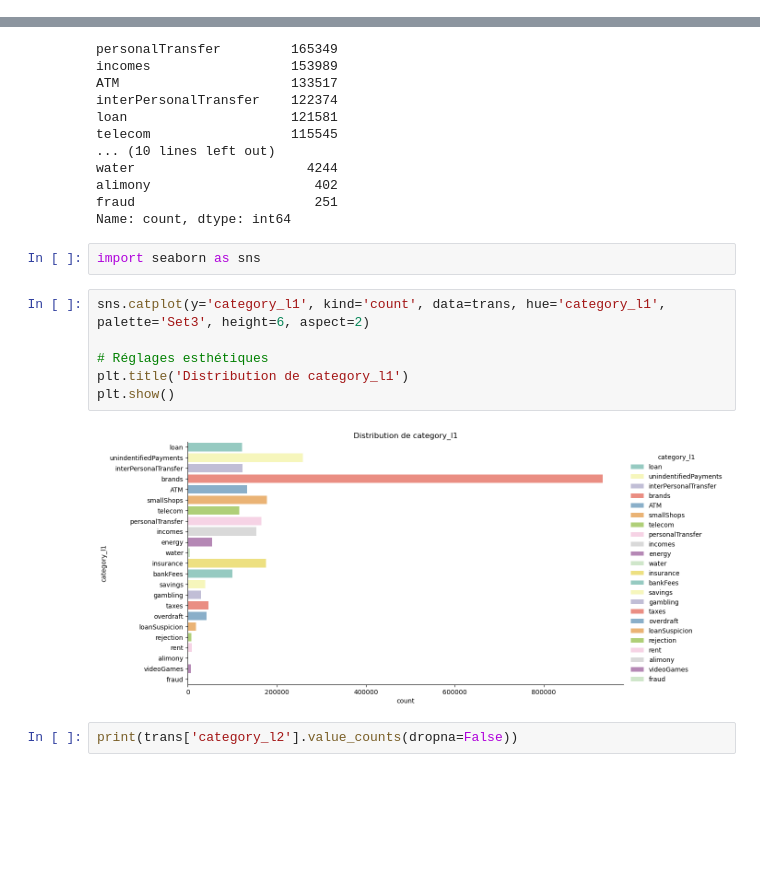
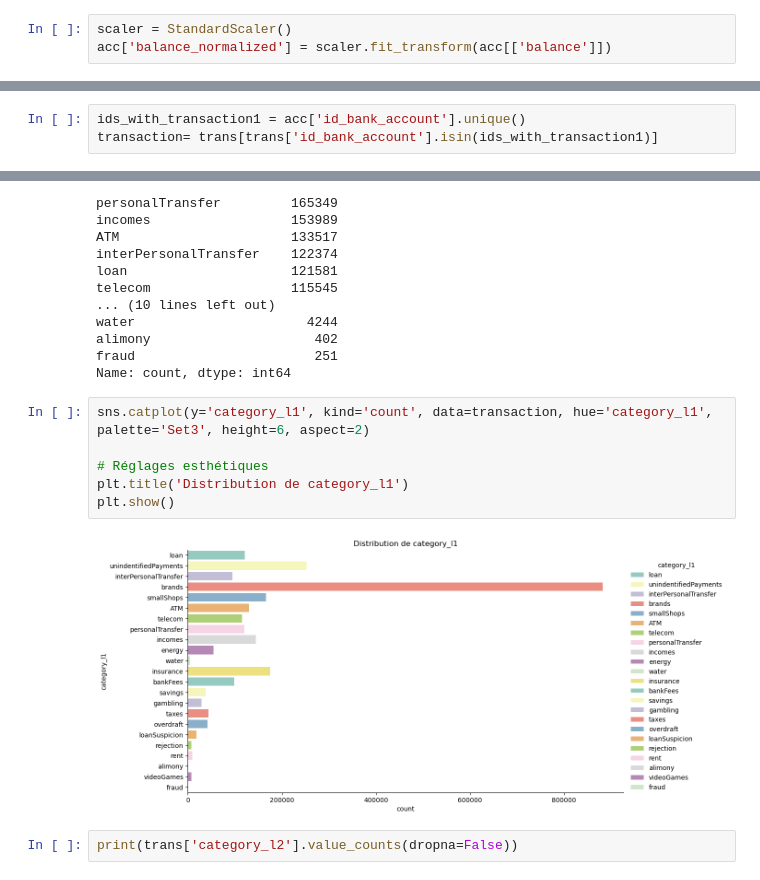
Before and after one commit to rouaabl/Projet-construction-d-un-score-d-octroi, a Jupyter notebook: start.ipynb, the cells around one changed output, grey strips where cells are left out. Drawn from its saved outputs; the diff is of its cells as text; blank space fills up the shorter version.

```diff
--- a/start.ipynb
+++ b/start.ipynb
@@ -51,0 +83,3 @@ Nous observons que, dans la base de données des comptes, il y a **31,436** id_b
+# %%
+scaler = StandardScaler()
+acc['balance_normalized'] = scaler.fit_transform(acc[['balance']])
@@ -51,0 +125,3 @@ Nous observons que, dans la base de données des comptes, il y a **31,436** id_b
+# %%
+ids_with_transaction1 = acc['id_bank_account'].unique()
+transaction= trans[trans['id_bank_account'].isin(ids_with_transaction1)]
@@ -69,16 +197,14 @@ water                      4244
 alimony                     402
 fraud                       251
 Name: count, dtype: int64
-# %%
-import seaborn as sns
 # %%
-sns.catplot(y='category_l1', kind='count', data=trans, hue='category_l1', palette='Set3', height=6, aspect=2)
+sns.catplot(y='category_l1', kind='count', data=transaction, hue='category_l1', palette='Set3', height=6, aspect=2)
 
 # Réglages esthétiques
 plt.title('Distribution de category_l1')
 plt.show()
 # %% [output]
-[figure, old version]
+[figure, new version]
 # %%
 print(trans['category_l2'].value_counts(dropna=False))
 # %% [output]
```
Also changed, not shown: parts of 14 cells of this notebook.
